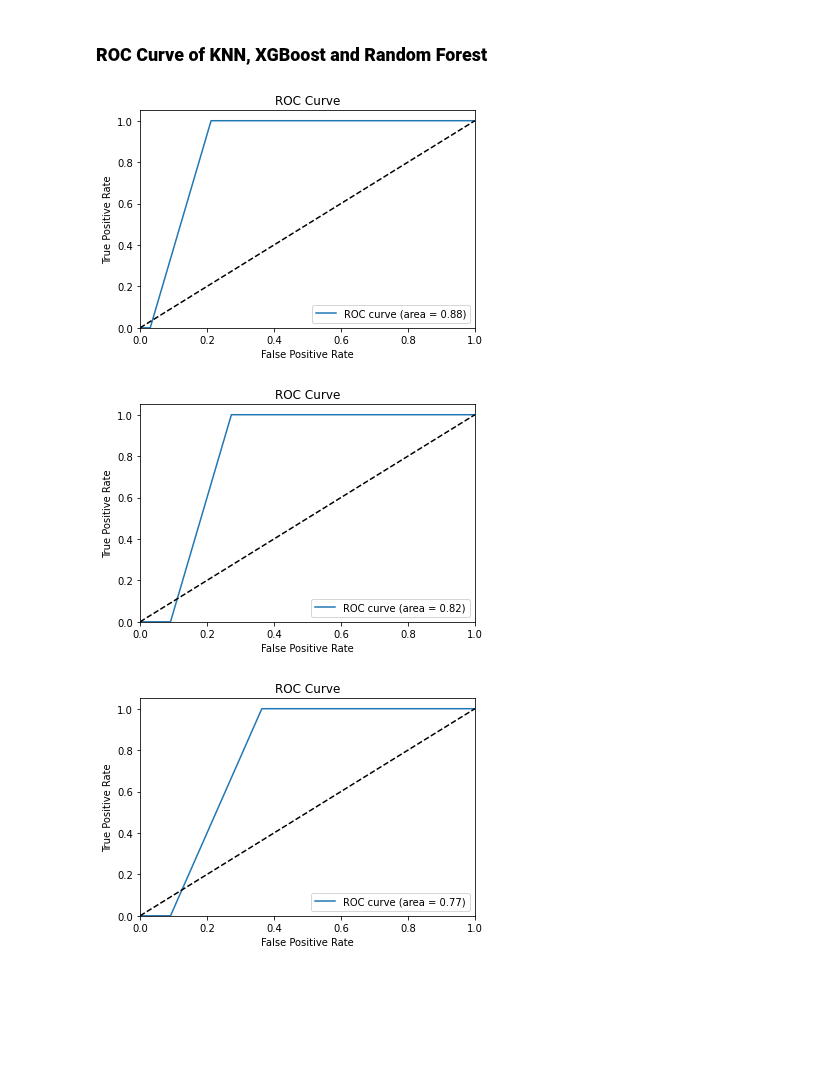
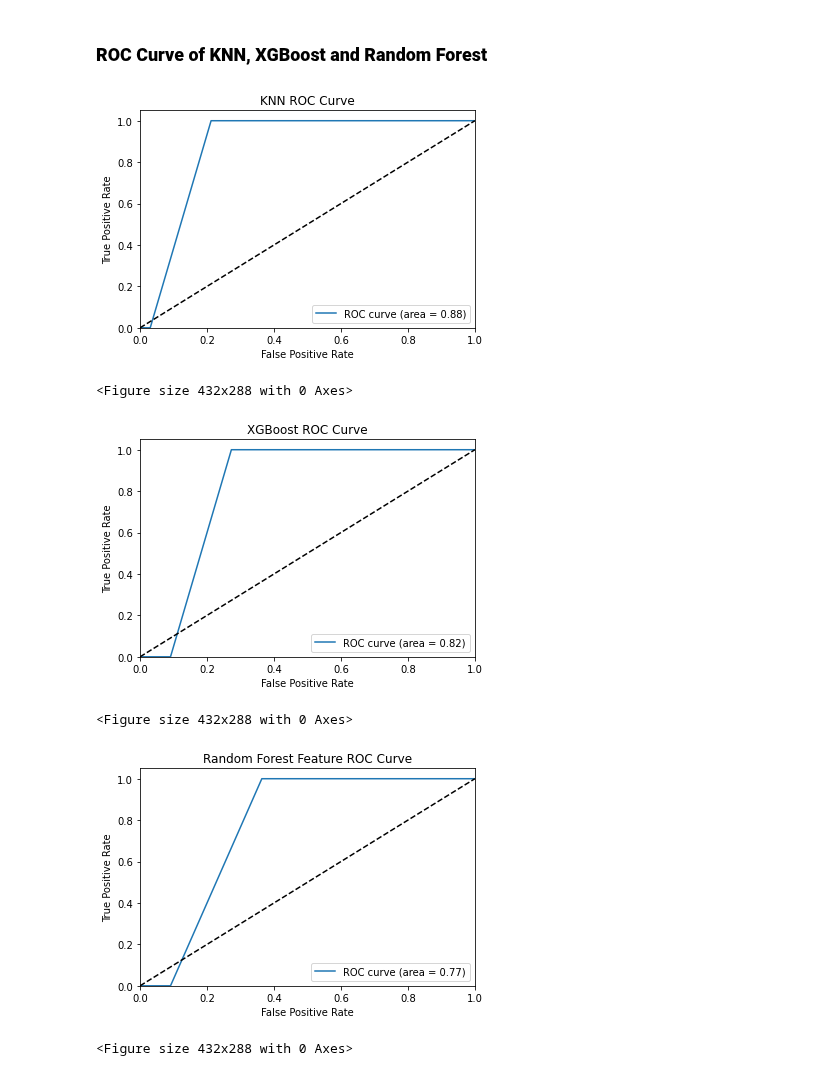
Before and after one commit to Sujal-vajire/Machine-learning-models, a Jupyter notebook: Rakesh_Sir.ipynb, the cells around one changed output. Cells and saved outputs as stored; diff of their text form; code cells hidden in the pictures; blank space fills up the shorter version.

```diff
--- a/Rakesh_Sir.ipynb
+++ b/Rakesh_Sir.ipynb
@@ -266,11 +270,14 @@ plt.xlim([0.0, 1.0])
 plt.ylim([0.0, 1.05])
 plt.xlabel('False Positive Rate')
 plt.ylabel('True Positive Rate')
-plt.title('ROC Curve')
+plt.title('KNN ROC Curve')
 plt.legend(loc="lower right")
 plt.show()
+resolution_value = 600
+plt.savefig("KNN ROC Curve.png", format="png", dpi=resolution_value)
 # %% [output]
-[figure, old version]
+[figure, new version]
+<Figure size 432x288 with 0 Axes>
 # %%
 predictionsxgbc=xgbc.predict(X_test)
 
@@ -288,30 +295,36 @@ plt.xlim([0.0, 1.0])
 plt.ylim([0.0, 1.05])
 plt.xlabel('False Positive Rate')
 plt.ylabel('True Positive Rate')
-plt.title('ROC Curve')
+plt.title('XGBoost ROC Curve')
 plt.legend(loc="lower right")
 plt.show()
+resolution_value = 600
+plt.savefig("XGBoost ROC Curve.png", format="png", dpi=resolution_value)
 # %% [output]
-[figure, old version]
+[figure, new version]
+<Figure size 432x288 with 0 Axes>
 # %%
 pred_rf=rfc.predict(X_test)
 
 from sklearn.metrics import roc_curve,auc
 
 fpr,tpr,_=roc_curve(y_test,pred_rf, pos_label=2)
 
 roc_auc=auc(fpr,tpr)
 
 # Plot of a ROC curve for a specific class
 plt.figure()
 plt.plot(fpr, tpr, label='ROC curve (area = %0.2f)' % roc_auc)
 plt.plot([0, 1], [0, 1], 'k--')
 plt.xlim([0.0, 1.0])
 plt.ylim([0.0, 1.05])
 plt.xlabel('False Positive Rate')
 plt.ylabel('True Positive Rate')
-plt.title('ROC Curve')
+plt.title('Random Forest Feature ROC Curve')
 plt.legend(loc="lower right")
 plt.show()
+resolution_value = 600
+plt.savefig("Random Forest Feature ROC Curve.png", format="png", dpi=resolution_value)
 # %% [output]
-[figure, old version]
+[figure, new version]
+<Figure size 432x288 with 0 Axes>
```
Also changed, not shown: parts of 5 cells of this notebook.
